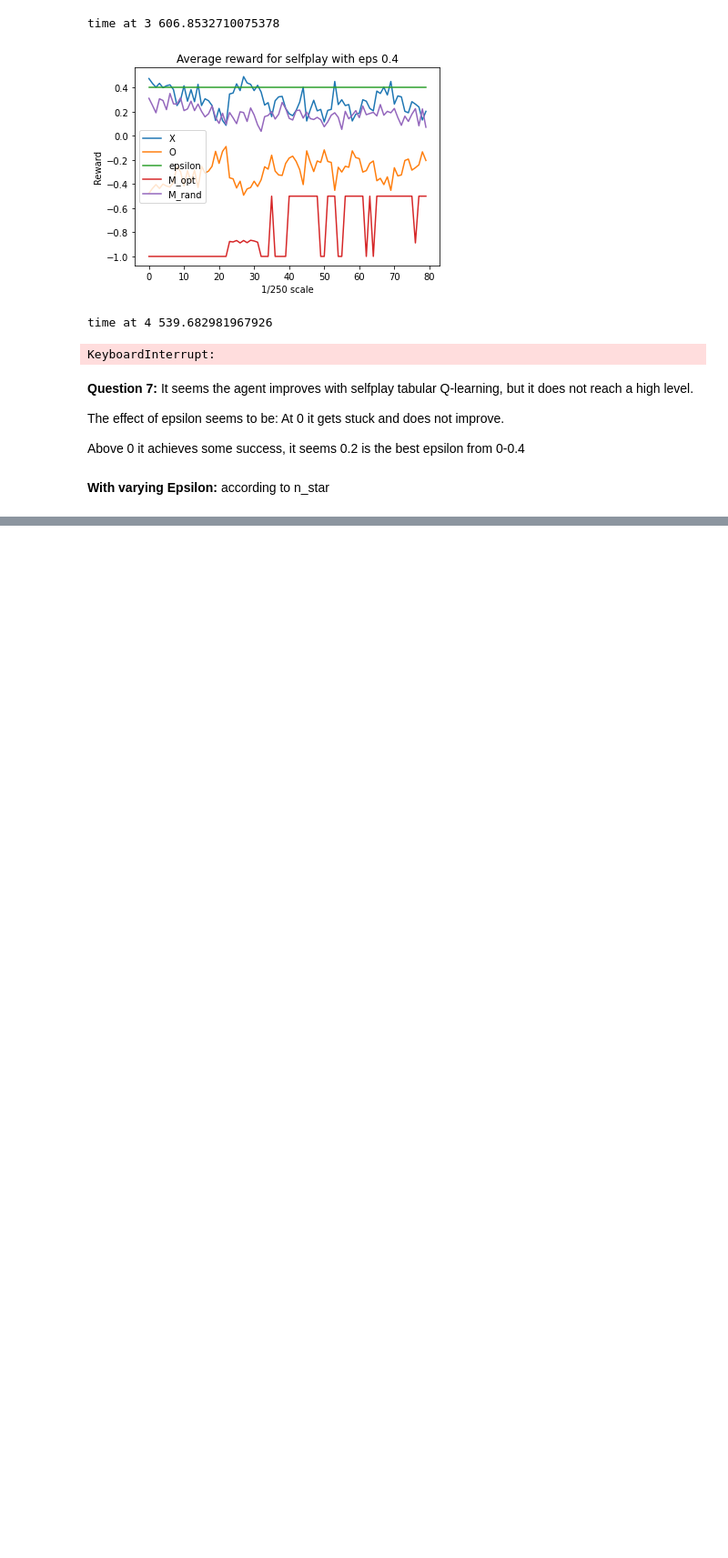
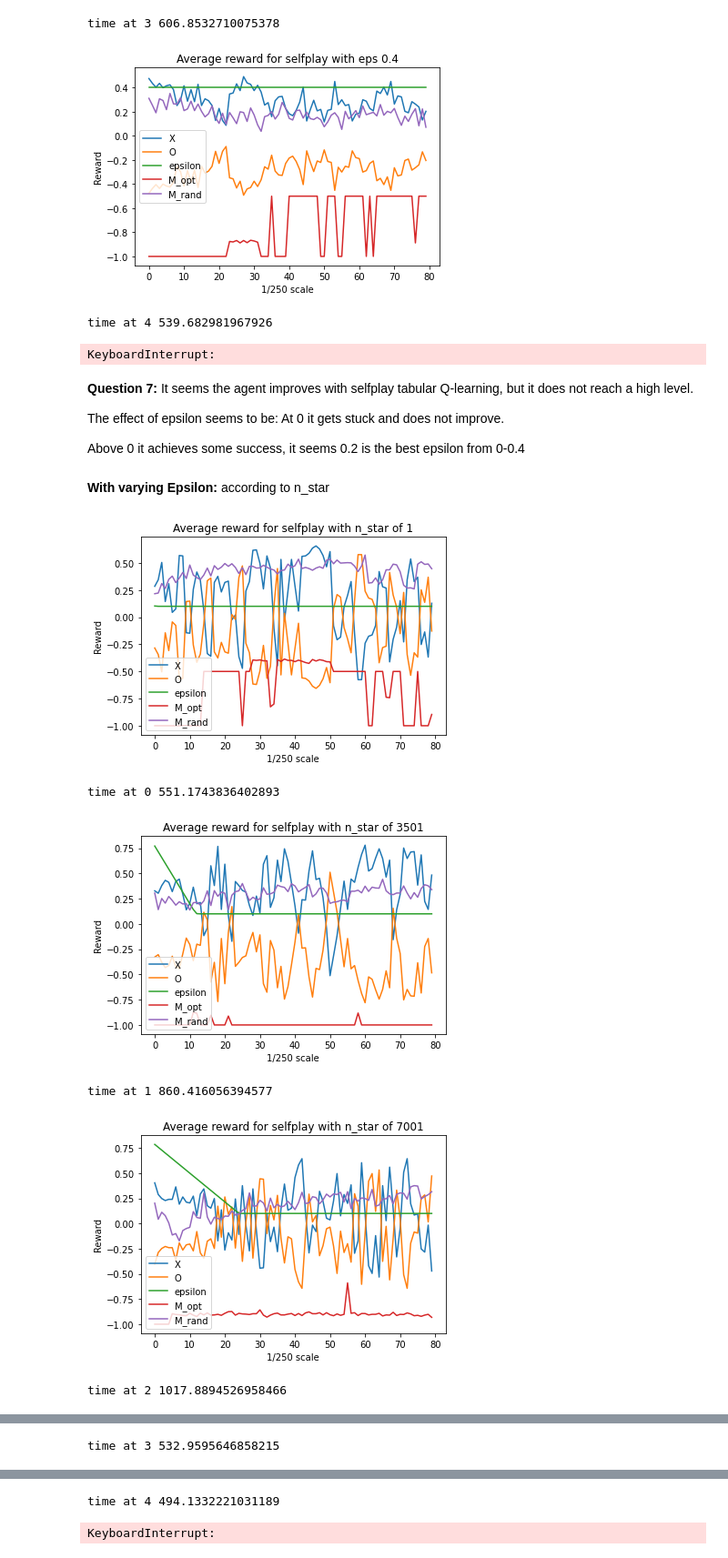
Before and after one commit to LobsterChampagne/ANN-tictactoe, a Jupyter notebook: tic_tac_toe.ipynb, the cells around one changed output, grey strips where cells are left out. Shown at 91% size. Cells and saved outputs as stored; diff of their text form; code cells hidden in the pictures; blank space fills up the shorter version.

```diff
--- a/tic_tac_toe.ipynb
+++ b/tic_tac_toe.ipynb
@@ -340,7 +341,7 @@ Good and bad experts
 n_star_opt = 12000
 e_min = 0.1
 e_max = 0.8
-e_opt = [x / 10.0 for x in range(0, 11, 1)]
+e_opt = [x / 10.0 for x in range(0, 10, 2)]
 # %%
 for y in range(len(e_opt)):
     before = time.time()
@@ -459,10 +460,7 @@ but perhaps vs random player it could be advantageous to not block win if the ch
 # %% [markdown]
 This is selfplay with fixed epsilon between 0-1.
 # %%
-n_star_opt = 12000
-e_min = 0.1
-e_max = 0.8
-e_learn = [x / 10.0 for x in range(0, 10, 1)]
+e_learn = [x / 10.0 for x in range(0, 10, 2)]
 # %%
 for y in range(len(e_learn)):
     before = time.time()
@@ -612,7 +610,7 @@ for y in range(len(n_star)):
                 move = (move//3, move%3)
             else:
                 q_vals = Q_actions(env.grid)
-                epsilon = eps(i, n_star_opt, e_min, e_max)
+                epsilon = eps(i, n_star[y], e_min, e_max)
                 move = epsilon_action(q_vals, epsilon)
                 # append to b_moves
                 b_moves.append((np.copy(env.grid), move))
@@ -648,30 +646,37 @@ for y in range(len(n_star)):
                 # add to array for plotting
                 eps_vals.append(epsilon)
                 env.reset()
                 break
         # get the M values every 250th game
         if (i%250) == 0:
             M_opt.append(M(0))
             M_rand.append(M(1))
     # the the averages per 250 values
     a250 = np.split(np.asarray(a_reward), 80)
     a_averages = np.mean(a250, axis=1)
     b250 = np.split(np.asarray(b_reward), 80)
     b_averages = np.mean(b250, axis=1)
     eps250 = np.split(np.asarray(eps_vals), 80)
     eps_averages = np.mean(eps250, axis=1)
 
     title = 'Average reward for selfplay with n_star of ' + str(n_star[y])
     plt.plot(a_averages, label = 'X')
     plt.plot(b_averages, label = 'O')
     plt.plot(eps_averages, label = 'epsilon')
     plt.plot(M_opt, label = 'M_opt')
     plt.plot(M_rand, label = 'M_rand')
     plt.title(title)
     plt.ylabel('Reward')
     plt.xlabel('1/250 scale')
     plt.legend()
     plt.show()
 
     after = time.time()
     print('time at',y,after-before)
+# %% [output]
+[figure, added]
+time at 0 551.1743836402893
+[figure, added]
+time at 1 860.416056394577
+[figure, added]
+time at 2 1017.8894526958466
@@ -677,0 +684 @@ for y in range(len(n_star)):
+time at 3 532.9595646858215
@@ -677,0 +686,2 @@ for y in range(len(n_star)):
+time at 4 494.1332221031189
+KeyboardInterrupt:
```
Also changed, not shown: parts of 11 cells of this notebook.
